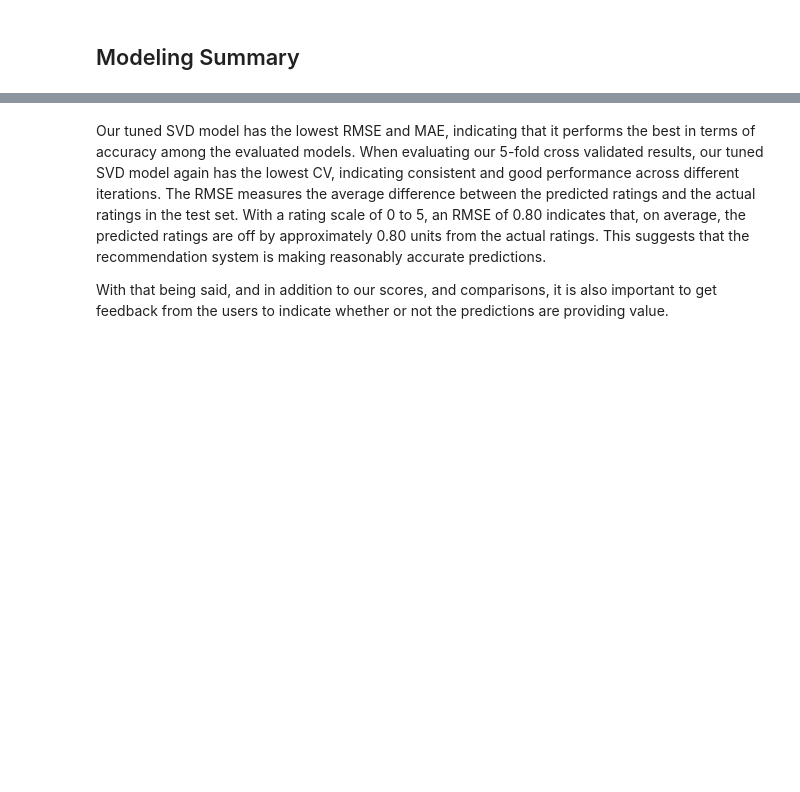
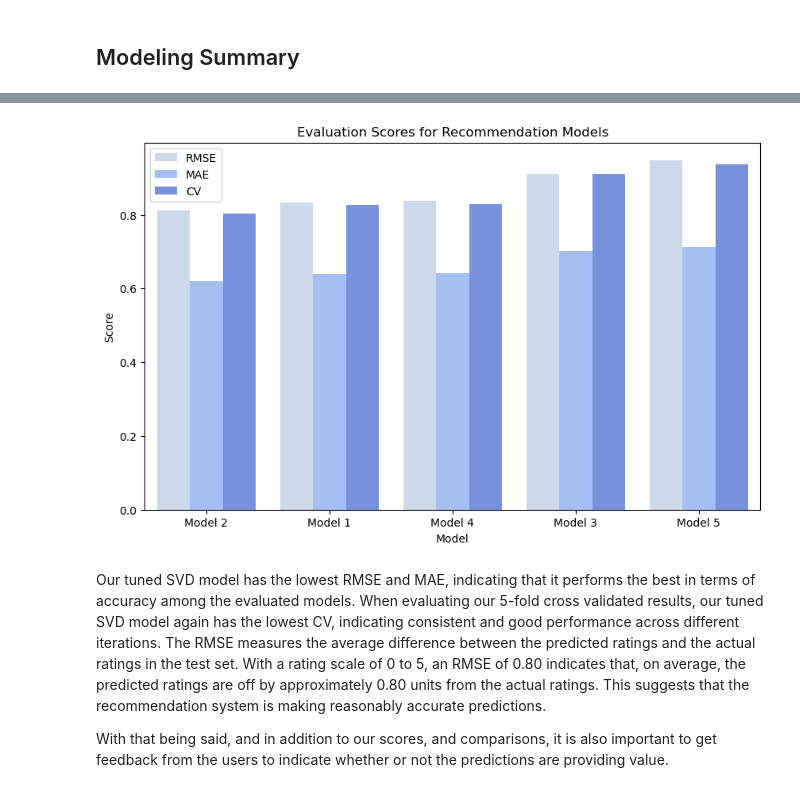
Before and after one commit to heathlikethecandybar/phase_4, a Jupyter notebook: phase_4_project.ipynb, the cells around one changed output, grey strips where cells are left out. Saved outputs shown, nothing was run; the diff lists cells and outputs as text; code cells hidden in the pictures; blank space fills up the shorter version.

```diff
--- a/phase_4_project.ipynb
+++ b/phase_4_project.ipynb
@@ -850,6 +852,3 @@ algo1.fit(train_data)
-# %%
-# predict on the test set
-baselinepreds = algo1.test(test_data)
 # %%
 # check RMSE and MAE results
 accuracy.rmse(baselinepreds)
@@ -1223,26 +1250,27 @@ Another model around .91, looks like our baseline is still the most efficient at
 ## Modeling Summary
 # %%
 # create a dictionary for each models' results
-baseline_svd_result = {'model': 'baseline_svd','RMSE': accuracy.rmse(baselinepreds),
+baseline_svd_result = {'model': 'Model 1',
+                       'RMSE': accuracy.rmse(baselinepreds),
                        'MAE': accuracy.mae(baselinepreds),
                        'CV': np.mean(cv_baseline['test_rmse'])}
 
-svd_tuned_result = {'model':'svd_tuned',
+svd_tuned_result = {'model':'Model 2',
                     'RMSE': accuracy.rmse(svdpreds),
                     'MAE': accuracy.mae(svdpreds),
                     'CV': np.mean(cv_svd_tuned['test_rmse'])}
 
-knnb_tuned_result = {'model':'knnbasic',
+knnb_tuned_result = {'model':'Model 3',
                      'RMSE': accuracy.rmse(knnbpreds),
                      'MAE': accuracy.mae(knnbpreds),
                      'CV': np.mean(cv_knnb['test_rmse'])}
 
-knnm_tuned_result = {'model':'knnmeans',
+knnm_tuned_result = {'model':'Model 4',
                      'RMSE': accuracy.rmse(knnmpreds),
                      'MAE': accuracy.mae(knnmpreds),
                      'CV': np.mean(cv_knnm['test_rmse'])}
 
-nmf_tuned_result = {'model':'nmf',
+nmf_tuned_result = {'model':'Model 5',
                     'RMSE': accuracy.rmse(nmfpreds),
                     'MAE': accuracy.mae(nmfpreds),
                     'CV': np.mean(cv_nmf_tuned['test_rmse'])}
@@ -1266,4 +1294,7 @@ df_results_updated = pd.DataFrame.from_dict(result_list, orient='columns')
 df_results_updated = df_results_updated.set_index('model')
 # %%
 # display the results for all of the models
-df_results_updated.sort_values(by='RMSE')
+df_results_updated = df_results_updated.sort_values(by='RMSE').reset_index()
+
+# Rename the column to "model"
+df_results_updated = df_results_updated.rename(columns={'index': 'model'})
@@ -1278,3 +1310,26 @@ df_results_updated.sort_values(by='RMSE')
+# %%
+# melt the dataframe to reshape it for visualization
+df_melted = df_results_updated.melt('model', var_name='Metric', value_name='Score')
+
+palette = {
+    'RMSE': pal[3],
+    'MAE': pal[4],
+    'CV': pal[5]
+}
+
+
+# plot the data
+plt.figure(figsize=(10, 6))
+sns.barplot(data=df_melted, x='model', y='Score', hue='Metric', palette=palette)
+
+# set labels and title
+plt.xlabel('Model')
+plt.ylabel('Score')
+plt.title('Evaluation Scores for Recommendation Models')
+plt.legend()
+plt.show()
+# %% [output]
+[figure, added]
 # %% [markdown]
 Our tuned SVD model has the lowest RMSE and MAE, indicating that it performs the best in terms of accuracy among the evaluated models.  When evaluating our 5-fold cross validated results, our tuned SVD model again has the lowest CV, indicating consistent and good performance across different iterations.  The RMSE measures the average difference between the predicted ratings and the actual ratings in the test set.  With a rating scale of 0 to 5, an RMSE of 0.80 indicates that, on average, the predicted ratings are off by approximately 0.80 units from the actual ratings. This suggests that the recommendation system is making reasonably accurate predictions.
 
```
Also changed, not shown: parts of 44 cells of this notebook, 9 other files.
